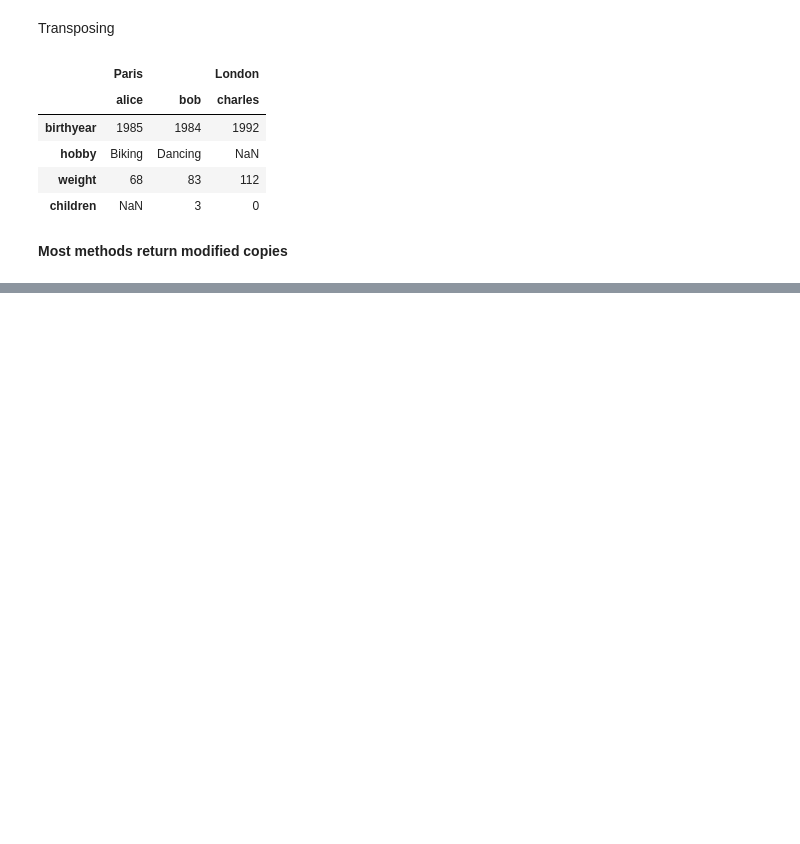
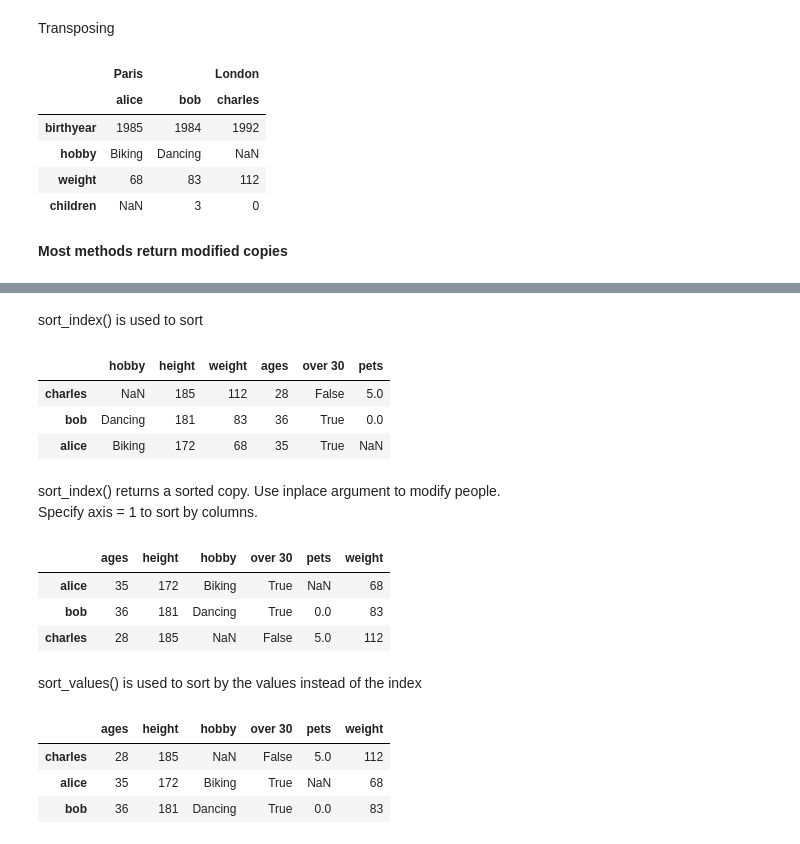
Before and after one commit to nagendraputhane/NumPy-Pandas, a Jupyter notebook: pandas.ipynb, the cells around one changed output, grey strips where cells are left out. Drawn from its saved outputs; the diff is of its cells as text; code cells hidden in the pictures; blank space fills up the shorter version.

```diff
--- a/pandas.ipynb
+++ b/pandas.ipynb
@@ -369,0 +473,12 @@ d6
+# %% [markdown]
+sort_index() is used to sort
+# %%
+people.sort_index(ascending = False)
+# %% [output]
+|  | hobby | height | weight | ages | over 30 | pets |
+| charles | NaN | 185 | 112 | 28 | False | 5.0 |
+| bob | Dancing | 181 | 83 | 36 | True | 0.0 |
+| alice | Biking | 172 | 68 | 35 | True | NaN |
+# %% [markdown]
+sort_index() returns a sorted copy. Use inplace argument to modify people.
+Specify axis = 1 to sort by columns.
@@ -369,0 +487,17 @@ d6
+# %%
+people
+# %% [output]
+|  | ages | height | hobby | over 30 | pets | weight |
+| alice | 35 | 172 | Biking | True | NaN | 68 |
+| bob | 36 | 181 | Dancing | True | 0.0 | 83 |
+| charles | 28 | 185 | NaN | False | 5.0 | 112 |
+# %% [markdown]
+sort_values() is used to sort by the values instead of the index
+# %%
+people.sort_values(by = "ages", inplace = True)
+people
+# %% [output]
+|  | ages | height | hobby | over 30 | pets | weight |
+| charles | 28 | 185 | NaN | False | 5.0 | 112 |
+| alice | 35 | 172 | Biking | True | NaN | 68 |
+| bob | 36 | 181 | Dancing | True | 0.0 | 83 |
```
Also changed, not shown: parts of 20 cells of this notebook.
